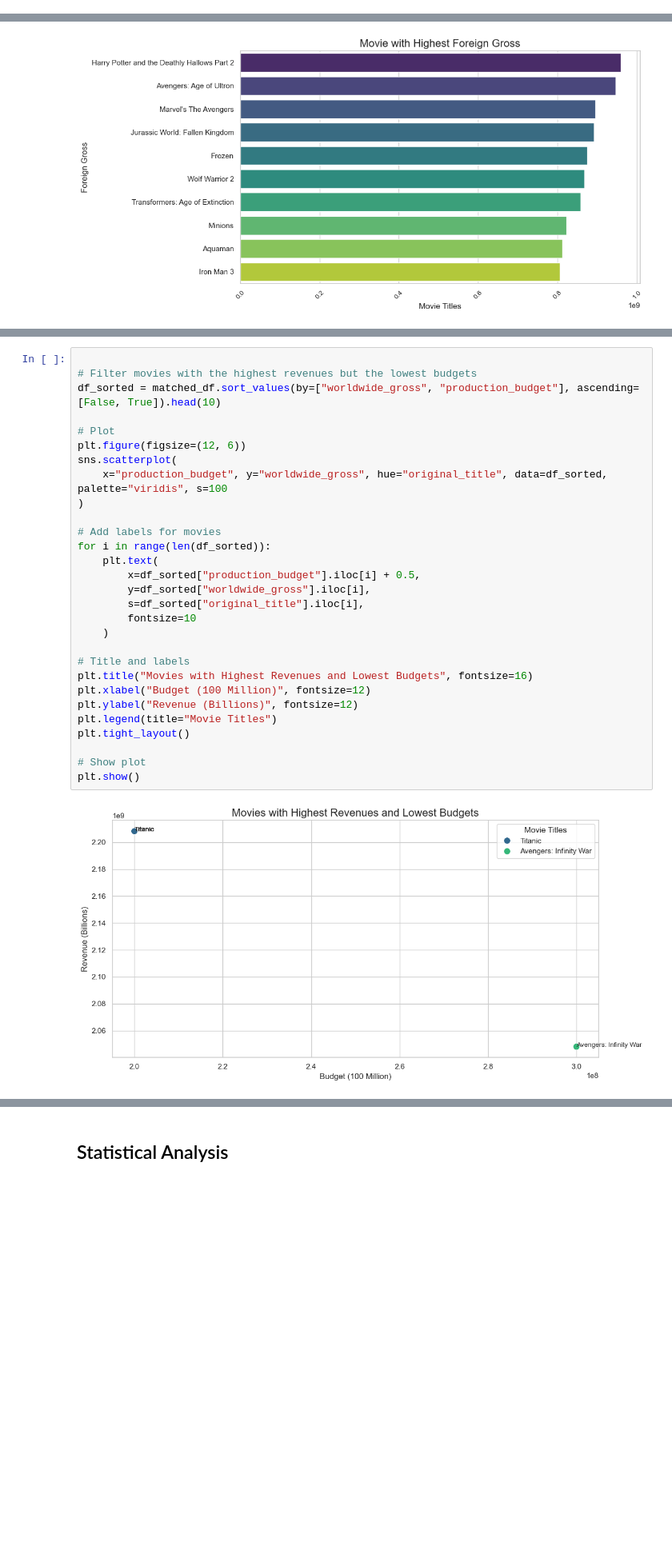
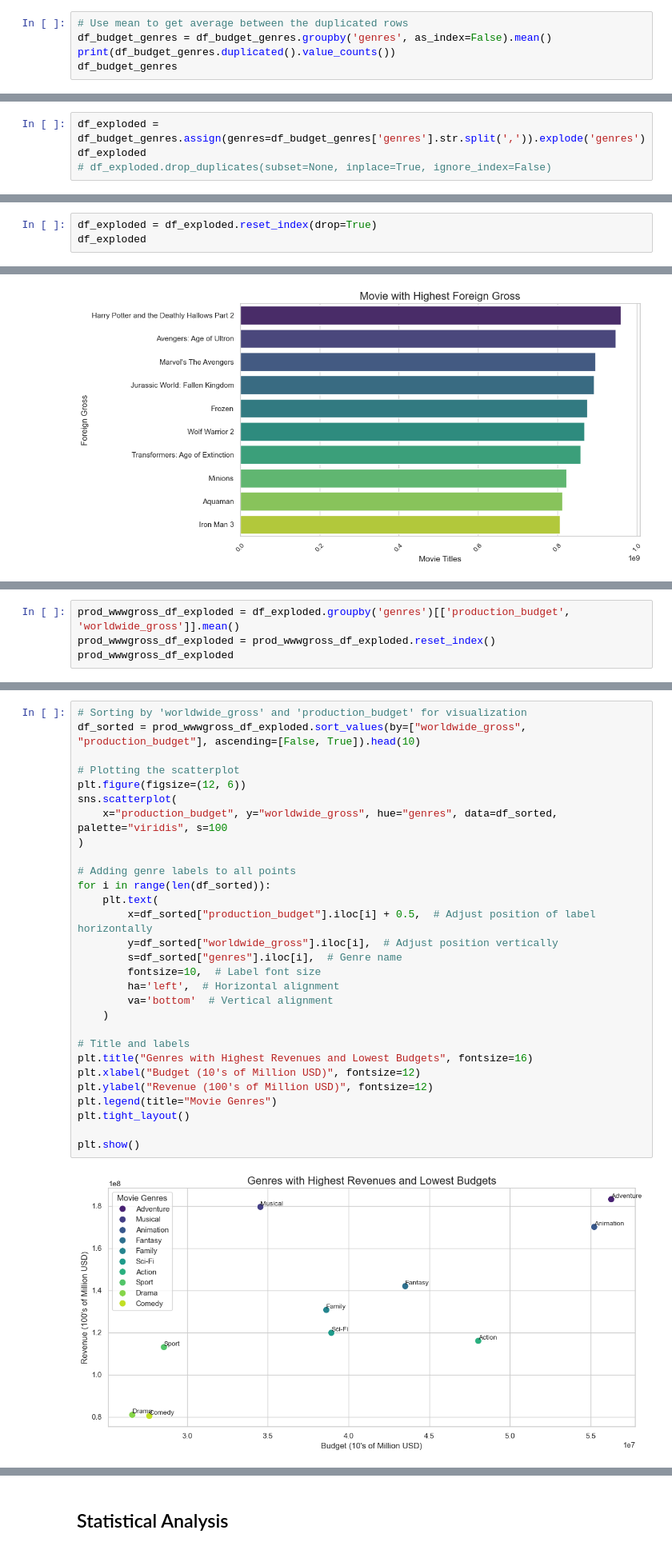
Before and after one commit to Kosilei-web/Phase_2_project_Group_5, a Jupyter notebook: index.ipynb, the cells around one changed output, grey strips where cells are left out. Shown at 80% size. Saved outputs shown, nothing was run; the diff lists cells and outputs as text; blank space fills up the shorter version.

```diff
--- a/index.ipynb
+++ b/index.ipynb
@@ -570,0 +690,5 @@ Questions to consider:
+# %%
+# Use mean to get average between the duplicated rows
+df_budget_genres = df_budget_genres.groupby('genres', as_index=False).mean()
+print(df_budget_genres.duplicated().value_counts())
+df_budget_genres
@@ -570,0 +711,4 @@ Questions to consider:
+# %%
+df_exploded = df_budget_genres.assign(genres=df_budget_genres['genres'].str.split(',')).explode('genres')
+df_exploded
+# df_exploded.drop_duplicates(subset=None, inplace=True, ignore_index=False)
@@ -570,0 +729,3 @@ Questions to consider:
+# %%
+df_exploded = df_exploded.reset_index(drop=True)
+df_exploded
@@ -767,0 +1087,4 @@ Passing `palette` without assigning `hue` is deprecated and will be removed in v
+# %%
+prod_wwwgross_df_exploded = df_exploded.groupby('genres')[['production_budget', 'worldwide_gross']].mean()
+prod_wwwgross_df_exploded = prod_wwwgross_df_exploded.reset_index()
+prod_wwwgross_df_exploded
@@ -768,31 +1109,31 @@ Passing `palette` without assigning `hue` is deprecated and will be removed in v
 # %%
+# Sorting by 'worldwide_gross' and 'production_budget' for visualization
+df_sorted = prod_wwwgross_df_exploded.sort_values(by=["worldwide_gross", "production_budget"], ascending=[False, True]).head(10)
 
-# Filter movies with the highest revenues but the lowest budgets
-df_sorted = matched_df.sort_values(by=["worldwide_gross", "production_budget"], ascending=[False, True]).head(10)
-
-# Plot
+# Plotting the scatterplot
 plt.figure(figsize=(12, 6))
 sns.scatterplot(
-    x="production_budget", y="worldwide_gross", hue="original_title", data=df_sorted, palette="viridis", s=100
+    x="production_budget", y="worldwide_gross", hue="genres", data=df_sorted, palette="viridis", s=100
 )
 
-# Add labels for movies
+# Adding genre labels to all points
 for i in range(len(df_sorted)):
     plt.text(
-        x=df_sorted["production_budget"].iloc[i] + 0.5,
-        y=df_sorted["worldwide_gross"].iloc[i],
-        s=df_sorted["original_title"].iloc[i],
-        fontsize=10
+        x=df_sorted["production_budget"].iloc[i] + 0.5,  # Adjust position of label horizontally
+        y=df_sorted["worldwide_gross"].iloc[i],  # Adjust position vertically
+        s=df_sorted["genres"].iloc[i],  # Genre name
+        fontsize=10,  # Label font size
+        ha='left',  # Horizontal alignment
+        va='bottom'  # Vertical alignment
     )
 
 # Title and labels
-plt.title("Movies with Highest Revenues and Lowest Budgets", fontsize=16)
-plt.xlabel("Budget (100 Million)", fontsize=12)
-plt.ylabel("Revenue (Billions)", fontsize=12)
-plt.legend(title="Movie Titles")
+plt.title("Genres with Highest Revenues and Lowest Budgets", fontsize=16)
+plt.xlabel("Budget (10's of Million USD)", fontsize=12)
+plt.ylabel("Revenue (100's of Million USD)", fontsize=12)
+plt.legend(title="Movie Genres")
 plt.tight_layout()
 
-# Show plot
 plt.show()
 # %% [output]
-[figure, old version]
+[figure, new version]
```
Also changed, not shown: parts of 103 cells of this notebook.
